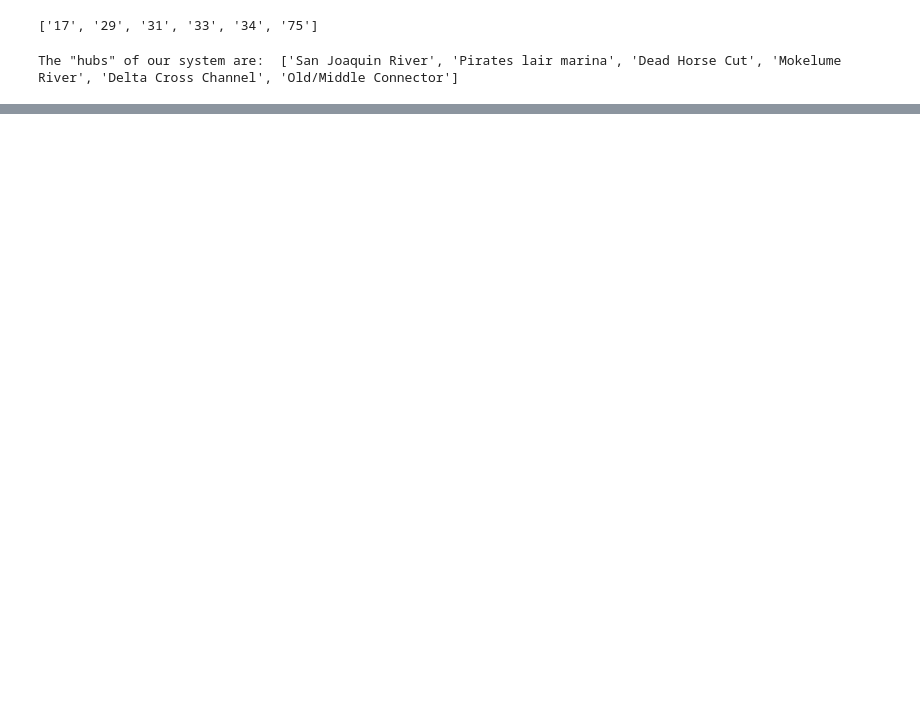
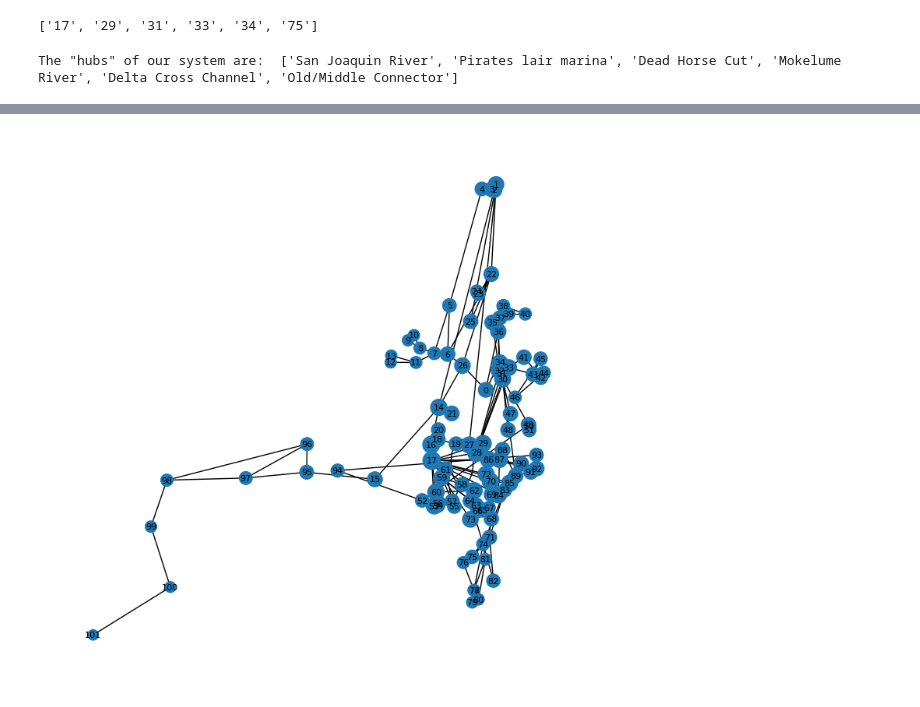
Before and after one commit to tcmarino8/This-Class-a-Treat, a Jupyter notebook: ASSIGNMENT_4.ipynb, the cells around one changed output, grey strips where cells are left out. Saved outputs shown, nothing was run; the diff lists cells and outputs as text; code cells hidden in the pictures; blank space fills up the shorter version.

```diff
--- a/ASSIGNMENT_4.ipynb
+++ b/ASSIGNMENT_4.ipynb
@@ -188,7 +191,9 @@ nx.draw(River_System, nodelist=degree_centrality.keys(), node_size = [d*700 for
 # %%
 closeness_centrality = nx.closeness_centrality(River_System)
 plt.figure(1, figsize=(7,7))
 coord = nx.spring_layout(River_System)
-nx.draw(River_System, nodelist=closeness_centrality.keys(), node_size = [d*700 for d in closeness_centrality.values()],
-        node_color = closeness_centrality.values(), font_size = 8, cmap=plt.cm.Reds)
+nx.draw(River_System, positions, node_size = [d*1000 for d in closeness_centrality.values()],
+         font_size = 8, with_labels = True)
+# %% [output]
+[figure, added]
 # %%
```
Also changed, not shown: parts of 15 cells of this notebook.
